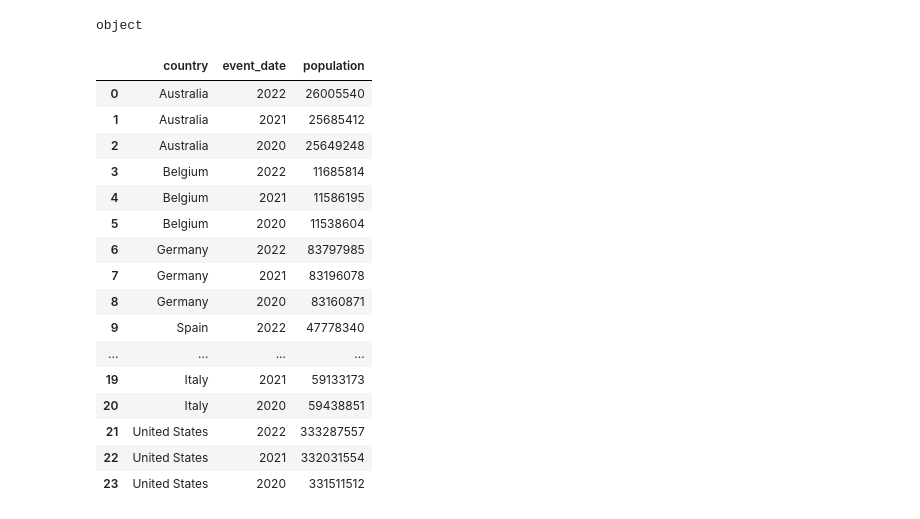
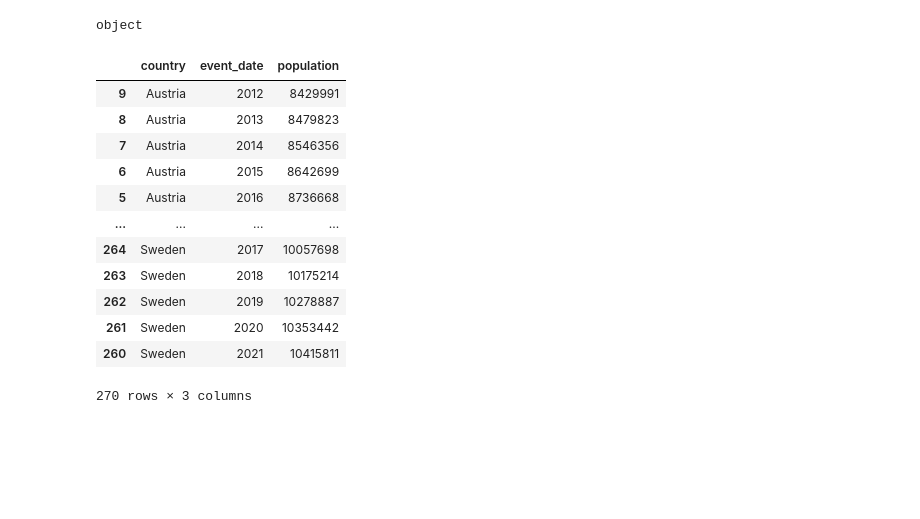
Before and after one commit to melodyyu754/belgium-doc-tracker, a Jupyter notebook: EDA/Project EDA.ipynb, the cells around one changed output. Drawn from its saved outputs; the diff is of its cells as text; code cells hidden in the pictures; blank space fills up the shorter version.

Commit message:
updated to EU countries, with new function for World Bank API

```diff
--- a/EDA/Project EDA.ipynb
+++ b/EDA/Project EDA.ipynb
@@ -72,45 +133,46 @@ object
 # %%
-# makes a call to the World Bank API to get the population of each country
-pop_url = f'http://api.worldbank.org/v2/country/{countrycodes}/indicator/SP.POP.TOTL?date=2020:2022&format=json'
-pop_data = requests.get(pop_url).json()
-pop_data
+# makes a call to the World Bank API to get values of each country
+EU = ['AUT', 'BEL', 'BGR', 'HRV', 'CYP', 'CZE', 'DNK', 'EST', 'FIN', 'FRA', 'DEU', 'GRC', 'HUN', 'IRL', 'ITA', 'LVA', 'LTU', 'LUX', 'MLT', 'NLD', 'POL', 'PRT', 'ROU', 'SVK', 'SVN', 'ESP', 'SWE']
 
-# creates a pandas dataframe with the country, year, and population data
-pop_df = pd.DataFrame(pop_data[1])
-# cleans up the dataframe
-pop_df = pop_df.drop(columns=['indicator', 'countryiso3code', 'unit', 'obs_status', 'decimal'])
+pop_url = f'http://api.worldbank.org/v2/country/%s/indicator/SP.POP.TOTL?date={years_2}&format=json'
 
-# gets just the value of the country dict
-pop_df['country'] = pop_df['country'].apply(lambda x: x['value'])
+pop_values = []
+for country in EU:
+    data = requests.get(pop_url %country).json()
 
-# renames date column to event_date, turns the event_date column into a string
-pop_df = pop_df.rename(columns={'date': 'event_date'})
-pop_df['event_date'] = pop_df['event_date'].astype(str)
+    try:
+        for d in data[1]:
+            pop_values.append({
+                'country': d['country']['value'],
+                'year': d['date'],
+                'population': d['value']
+            })
+    except Exception as e:
+        print(e)
+        print(data)
+pop_df = pd.DataFrame(pop_values).sort_values(by=['country', 'year'])
+pop_df['country'] = pop_df['country'].replace({'Egypt, Arab Rep.': 'Egypt', 'South Africa': 'South Africa'})
+
+
+# renames date column to event_date
+pop_df = pop_df.rename(columns={'year': 'event_date'})
 print(pop_df['event_date'].dtype)
 pop_df
-
-# renames the value column to population
-pop_df = pop_df.rename(columns={'value': 'population'})
-pop_df
 # %% [output]
 object
 |  | country | event_date | population |
-| 0 | Australia | 2022 | 26005540 |
-| 1 | Australia | 2021 | 25685412 |
-| 2 | Australia | 2020 | 25649248 |
-| 3 | Belgium | 2022 | 11685814 |
-| 4 | Belgium | 2021 | 11586195 |
-| 5 | Belgium | 2020 | 11538604 |
-| 6 | Germany | 2022 | 83797985 |
-| 7 | Germany | 2021 | 83196078 |
-| 8 | Germany | 2020 | 83160871 |
-| 9 | Spain | 2022 | 47778340 |
+| 9 | Austria | 2012 | 8429991 |
+| 8 | Austria | 2013 | 8479823 |
+| 7 | Austria | 2014 | 8546356 |
+| 6 | Austria | 2015 | 8642699 |
+| 5 | Austria | 2016 | 8736668 |
 | ... | ... | ... | ... |
-| 19 | Italy | 2021 | 59133173 |
-| 20 | Italy | 2020 | 59438851 |
-| 21 | United States | 2022 | 333287557 |
-| 22 | United States | 2021 | 332031554 |
-| 23 | United States | 2020 | 331511512 |
+| 264 | Sweden | 2017 | 10057698 |
+| 263 | Sweden | 2018 | 10175214 |
+| 262 | Sweden | 2019 | 10278887 |
+| 261 | Sweden | 2020 | 10353442 |
+| 260 | Sweden | 2021 | 10415811 |
+270 rows × 3 columns
 # %%
 # combines the population data with the event data into one dataframe on country and year. There should be one entry for each country per year.
 combined_data = pd.merge(grouped_data, pop_df, on=['country', 'event_date'])
```
Also changed, not shown: parts of 10 cells of this notebook, 2 other files.
